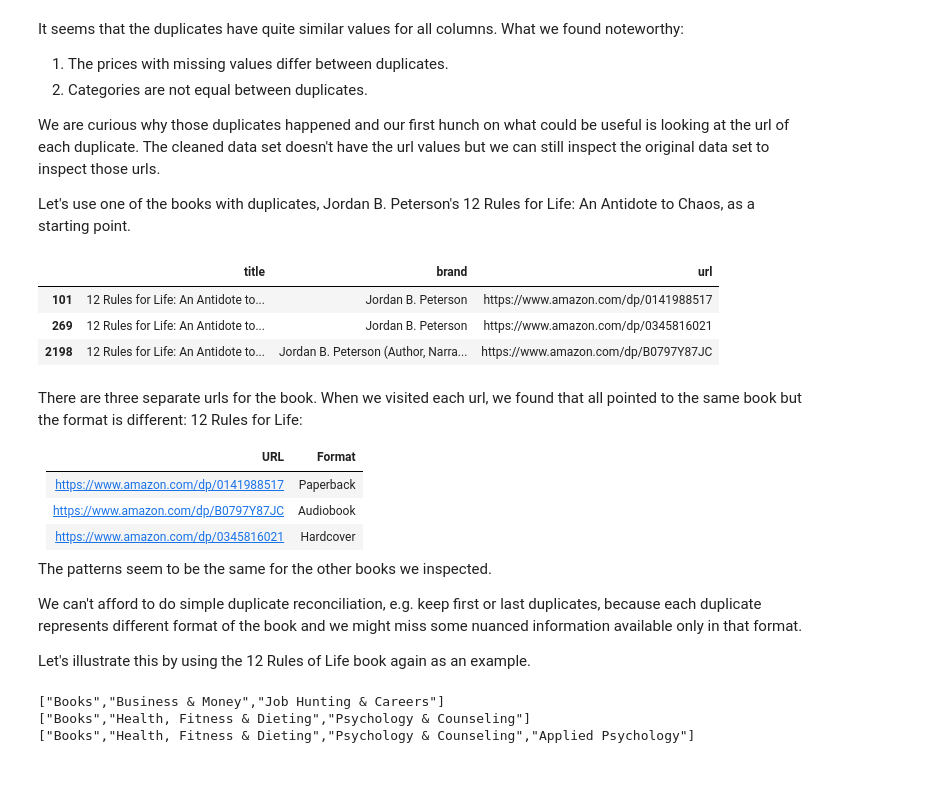
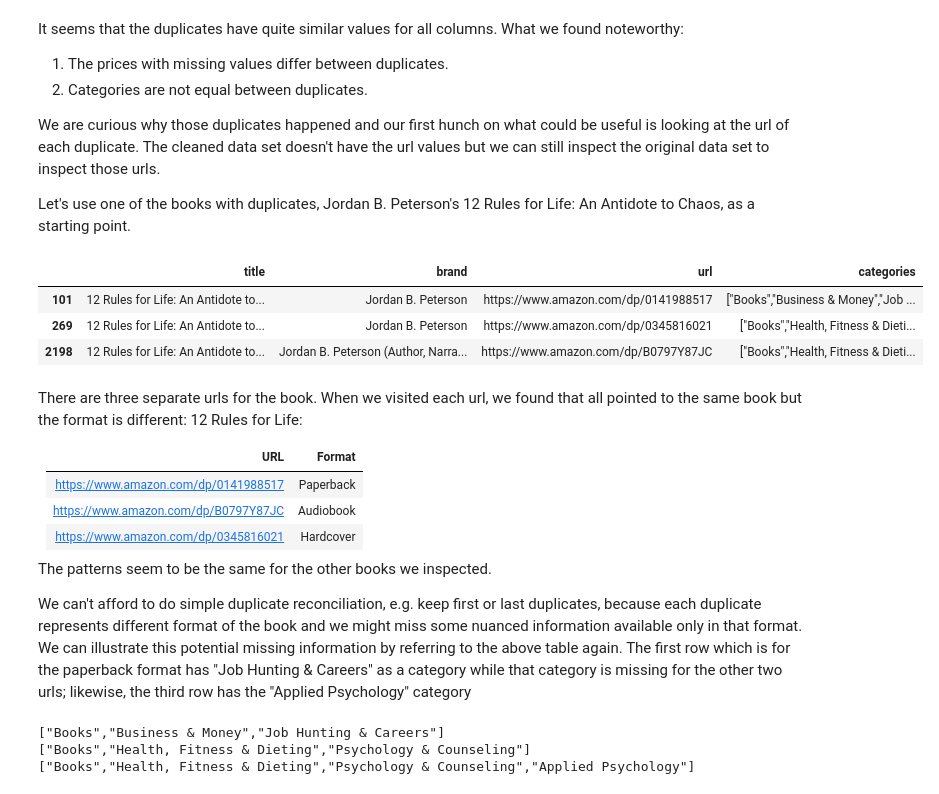
Before and after one commit to wanzulfikri/amazon-bestselling-books-analysis, a Jupyter notebook: Publisher.ipynb, the cells around one changed output. Drawn from its saved outputs; the diff is of its cells as text; code cells hidden in the pictures.

Commit message:
Update explanation for reconciliation

```diff
--- a/Publisher.ipynb
+++ b/Publisher.ipynb
@@ -562,13 +562,18 @@ We are curious why those duplicates happened and our first hunch on what could b
 
 Let's use one of the books with duplicates, Jordan B. Peterson's 12 Rules for Life: An Antidote to Chaos, as a starting point.
 # %%
+# Change the column width so it can accommodate all the text in categories
+pd.set_option(
+    'display.max_colwidth', 100
+)
+
 # Show all books with the author/brand name containing Jordan
-amazon_books[amazon_books["brand"].str.match("Jordan").fillna(False)][["title", "brand", "url"]]
+amazon_books[amazon_books["brand"].str.match("Jordan").fillna(False)][["title", "brand", "url", "categories"]]
 # %% [output]
-|  | title | brand | url |
-| 101 | 12 Rules for Life: An Antidote to... | Jordan B. Peterson | https://www.amazon.com/dp/0141988517 |
-| 269 | 12 Rules for Life: An Antidote to... | Jordan B. Peterson | https://www.amazon.com/dp/0345816021 |
-| 2198 | 12 Rules for Life: An Antidote to... | Jordan B. Peterson (Author, Narra... | https://www.amazon.com/dp/B0797Y87JC |
+|  | title | brand | url | categories |
+| 101 | 12 Rules for Life: An Antidote to... | Jordan B. Peterson | https://www.amazon.com/dp/0141988517 | ["Books","Business & Money","Job ... |
+| 269 | 12 Rules for Life: An Antidote to... | Jordan B. Peterson | https://www.amazon.com/dp/0345816021 | ["Books","Health, Fitness & Dieti... |
+| 2198 | 12 Rules for Life: An Antidote to... | Jordan B. Peterson (Author, Narra... | https://www.amazon.com/dp/B0797Y87JC | ["Books","Health, Fitness & Dieti... |
 # %% [markdown]
 There are three separate urls for the book. When we visited each url, we found that all pointed to the same book but the format is different: 12 Rules for Life:
 
@@ -580,9 +585,7 @@ There are three separate urls for the book. When we visited each url, we found t
 
 The patterns seem to be the same for the other books we inspected.
 
-We can't afford to do simple duplicate reconciliation, e.g. keep first or last duplicates, because each duplicate represents different format of the book and we might miss some nuanced information available only in that format.
-
-Let's illustrate this by using the 12 Rules of Life book again as an example.
+We can't afford to do simple duplicate reconciliation, e.g. keep first or last duplicates, because each duplicate represents different format of the book and we might miss some nuanced information available only in that format. We can illustrate this potential missing information by referring to the above table again. The first row which is for the paperback format has "Job Hunting & Careers" as a category while that category is missing for the other two urls; likewise, the third row has the "Applied Psychology" category
 # %%
 jordan_books = amazon_books[amazon_books["brand"].str.match("Jordan").fillna(False)][["title", "brand", "categories", "url"]]
 
```
